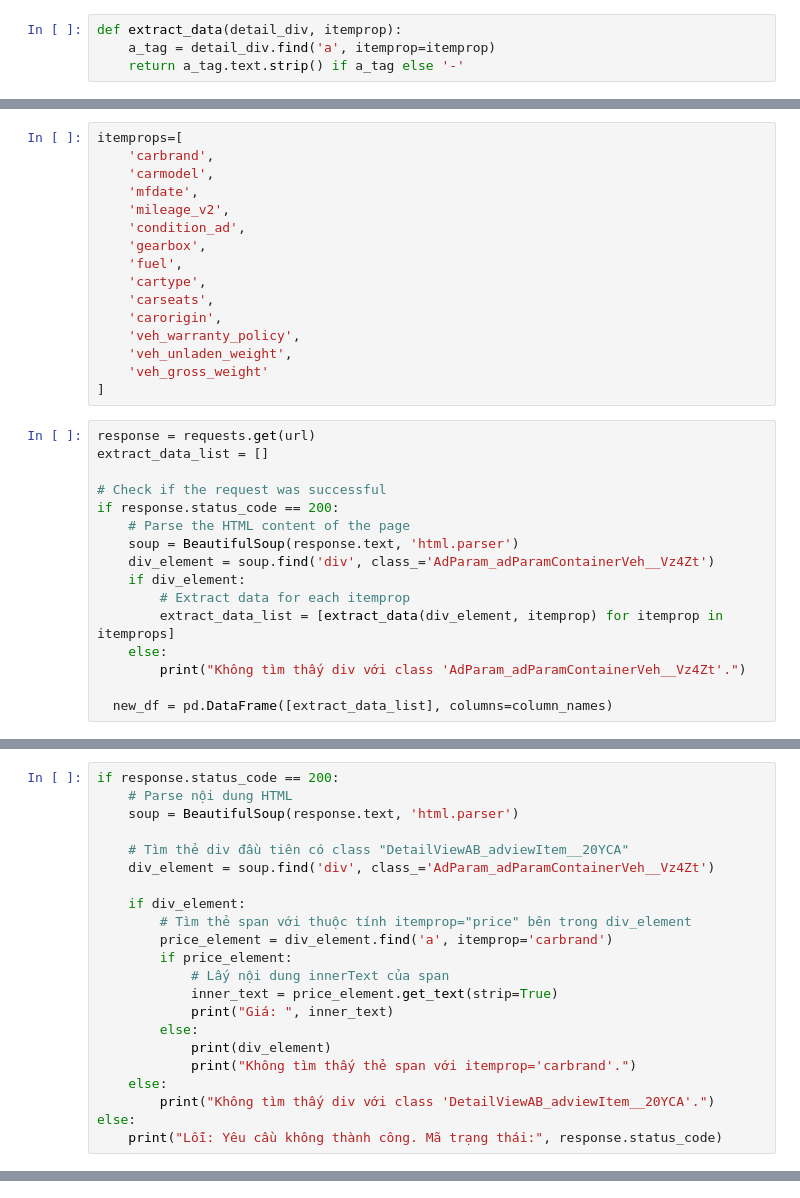
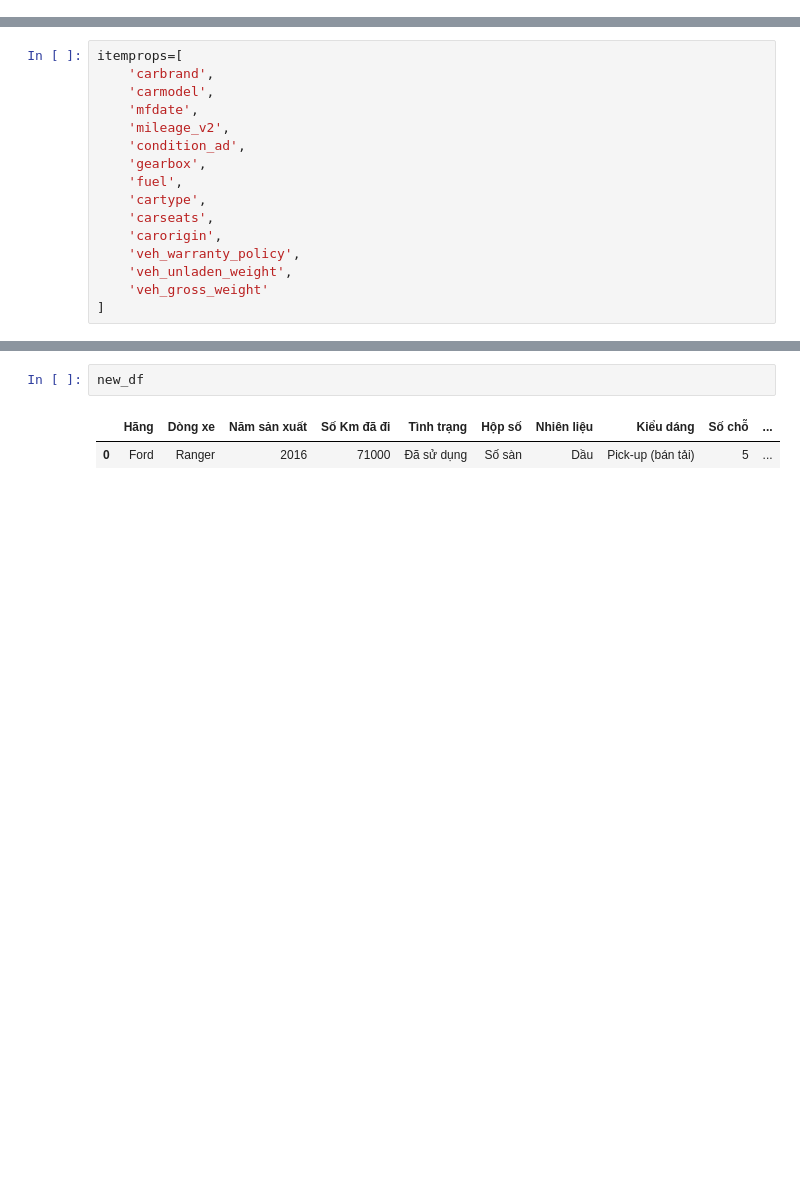
Before and after one commit to PhuBuii/Crawl_ChoTot, a Jupyter notebook: CrawlData_test.ipynb, the cells around one changed output, grey strips where cells are left out. Saved outputs shown, nothing was run; the diff lists cells and outputs as text; blank space fills up the shorter version.

Commit message:
Crawl all data

```diff
--- a/CrawlData_test.ipynb
+++ b/CrawlData_test.ipynb
@@ -42,7 +59,3 @@ column_names = [
     'Trọng lượng',
     'Trọng tải'
 ]
-# %%
-def extract_data(detail_div, itemprop):
-    a_tag = detail_div.find('a', itemprop=itemprop)
-    return a_tag.text.strip() if a_tag else '-'
@@ -62,19 +77,3 @@ itemprops=[
     'veh_unladen_weight',
     'veh_gross_weight'
 ]
-# %%
-response = requests.get(url)
-extract_data_list = []
-
-# Check if the request was successful
-if response.status_code == 200:
-    # Parse the HTML content of the page
-    soup = BeautifulSoup(response.text, 'html.parser')
-    div_element = soup.find('div', class_='AdParam_adParamContainerVeh__Vz4Zt')
-    if div_element:
-        # Extract data for each itemprop
-        extract_data_list = [extract_data(div_element, itemprop) for itemprop in itemprops]
-    else:
-        print("Không tìm thấy div với class 'AdParam_adParamContainerVeh__Vz4Zt'.")
-
-  new_df = pd.DataFrame([extract_data_list], columns=column_names)
@@ -83,22 +79,0 @@ ValueError: Shape of passed values is (1, 1), indices imply (1, 13)
-# %%
-if response.status_code == 200:
-    # Parse nội dung HTML
-    soup = BeautifulSoup(response.text, 'html.parser')
-
-    # Tìm thẻ div đầu tiên có class "DetailViewAB_adviewItem__20YCA"
-    div_element = soup.find('div', class_='AdParam_adParamContainerVeh__Vz4Zt')
-
-    if div_element:
-        # Tìm thẻ span với thuộc tính itemprop="price" bên trong div_element
-        price_element = div_element.find('a', itemprop='carbrand')
-        if price_element:
-            # Lấy nội dung innerText của span
-            inner_text = price_element.get_text(strip=True)
-            print("Giá: ", inner_text)
-        else:
-            print(div_element)
-            print("Không tìm thấy thẻ span với itemprop='carbrand'.")
-    else:
-        print("Không tìm thấy div với class 'DetailViewAB_adviewItem__20YCA'.")
-else:
-    print("Lỗi: Yêu cầu không thành công. Mã trạng thái:", response.status_code)
@@ -104,0 +131,5 @@ else:
+# %%
+new_df
+# %% [output]
+|  | Hãng | Dòng xe | Năm sản xuất | Số Km đã đi | Tình trạng | Hộp số | Nhiên liệu | Kiểu dáng | Số chỗ | ... |
+| 0 | Ford | Ranger | 2016 | 71000 | Đã sử dụng | Số sàn | Dầu | Pick-up (bán tải) | 5 | ... |
```
Also changed, not shown: parts of 12 cells of this notebook, 1 other file.
